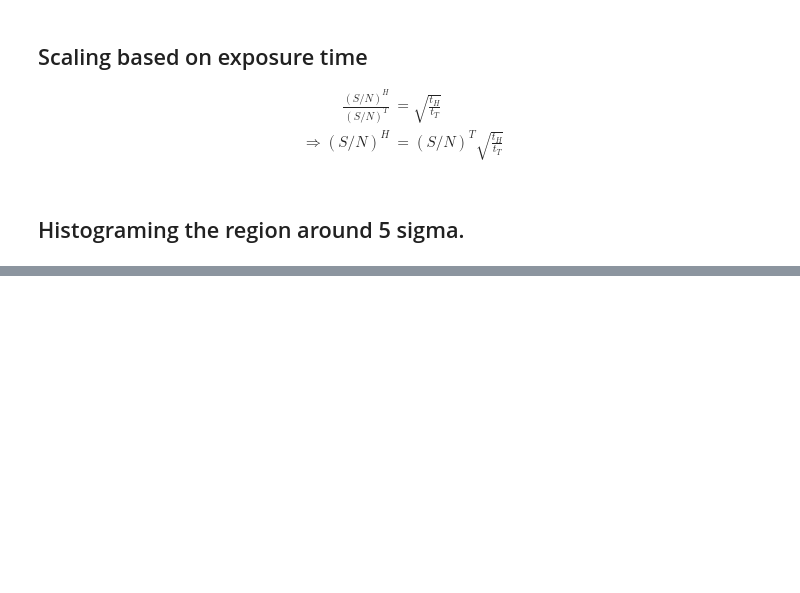
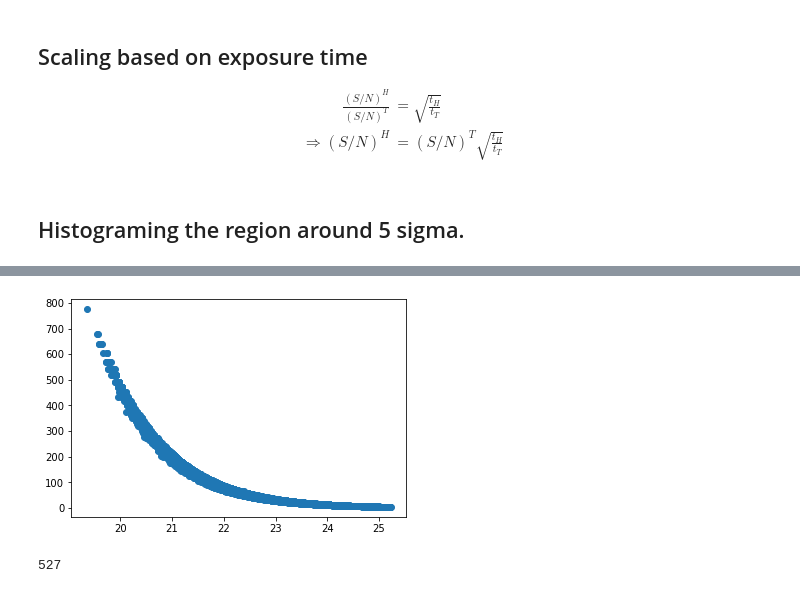
Before and after one commit to TrystanScottLambert/DECam_Photometry, a Jupyter notebook: selection_investigation.ipynb, the cells around one changed output, grey strips where cells are left out. Cells and saved outputs as stored; diff of their text form; code cells hidden in the pictures; blank space fills up the shorter version.

```diff
--- a/selection_investigation.ipynb
+++ b/selection_investigation.ipynb
@@ -126,0 +134,9 @@ Mag cut for at:  26.20478036248649
+# %%
+catalog = add_mag_info('../CDFS_LAGER/n964_135_cdfs.cat', zero_points_cdfs.n964_band.mag_correct(1))
+reduced_cat = catalog.catalog[catalog.catalog['SNR'] < 5]
+ra, dec = reduced_cat['ALPHAPEAK_J2000'], reduced_cat['DELTAPEAK_J2000']
+ra, dec = np.array(ra), np.array(dec)
+print(len(ra))
+# %% [output]
+[figure, added]
+527
```
Also changed, not shown: parts of 5 cells of this notebook, 16 other files.
